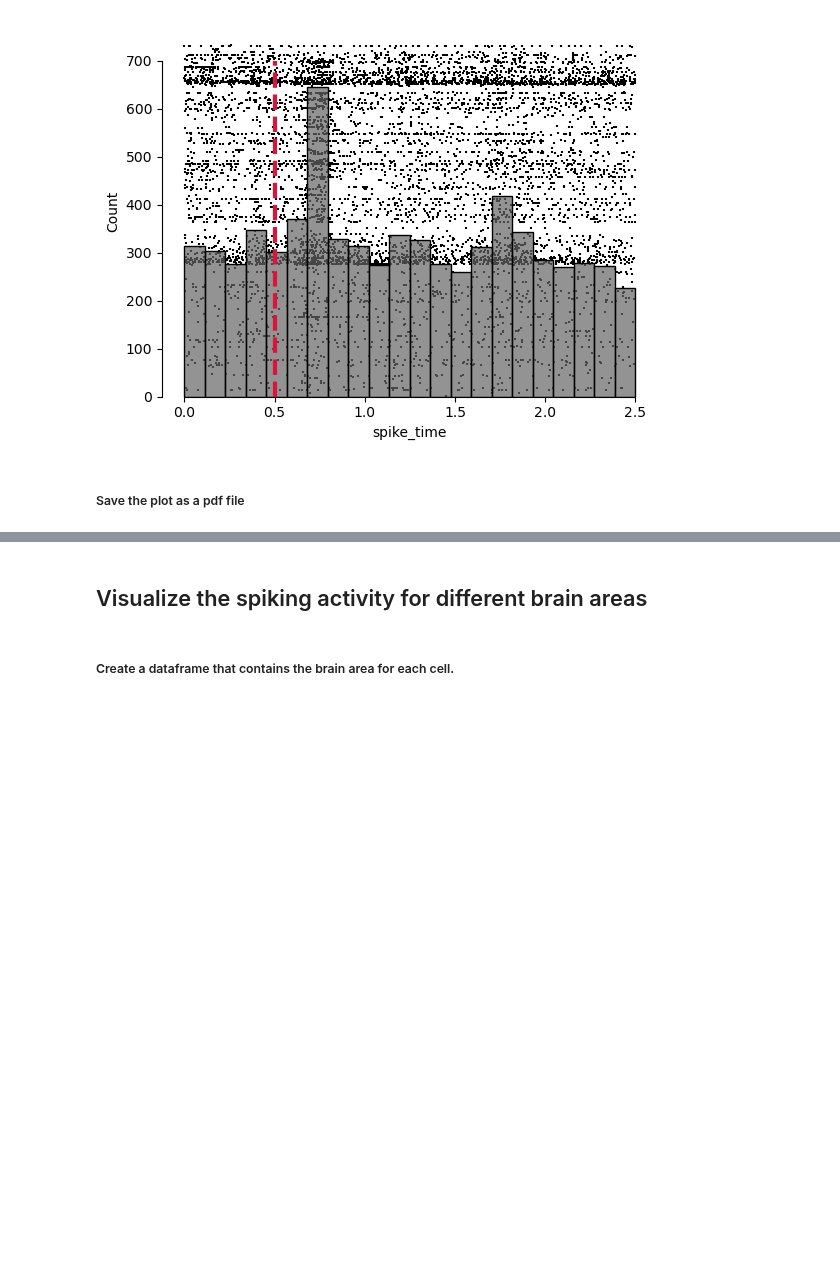
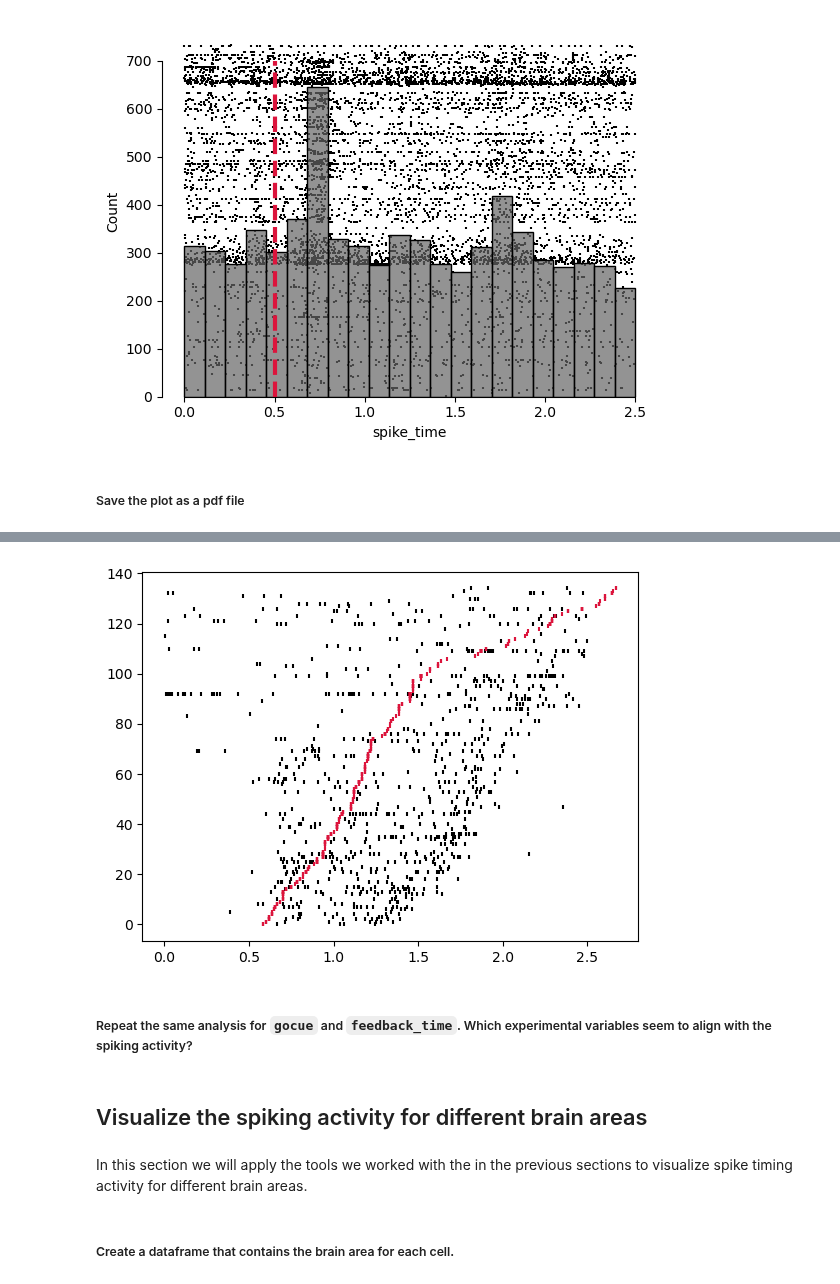
Before and after one commit to ibehave-ibots/iBOTS-Tools, a Jupyter notebook: workshops/python-workshop-1/exercises/mo/1.spike_time.ipynb, the cells around one changed output, grey strips where cells are left out. Saved outputs shown, nothing was run; the diff lists cells and outputs as text; code cells hidden in the pictures; blank space fills up the shorter version.

```diff
--- a/workshops/python-workshop-1/exercises/mo/1.spike_time.ipynb
+++ b/workshops/python-workshop-1/exercises/mo/1.spike_time.ipynb
@@ -177,5 +291,14 @@ sns.despine(trim=True)
+# %%
+plt.scatter(dd.spike_time, dd.spike_trial_sorted, marker="|", s=10, c="k");
+plt.scatter(dd.response_time, dd.spike_trial_sorted, marker="|", s=10, c="crimson");
+# %% [output]
+[figure, added]
+# %% [markdown]
+##### Repeat the same analysis for `gocue` and `feedback_time`. Which experimental variables seem to align with the spiking activity?
 # %% [markdown]
 ## Visualize the spiking activity for different brain areas
+# %% [markdown]
+In this section we will apply the tools we worked with the in the previous sections to visualize spike timing activity for different brain areas.
 # %% [markdown]
 ##### Create a dataframe that contains the brain area for each cell.
 # %%
```
Also changed, not shown: parts of 21 cells of this notebook.
